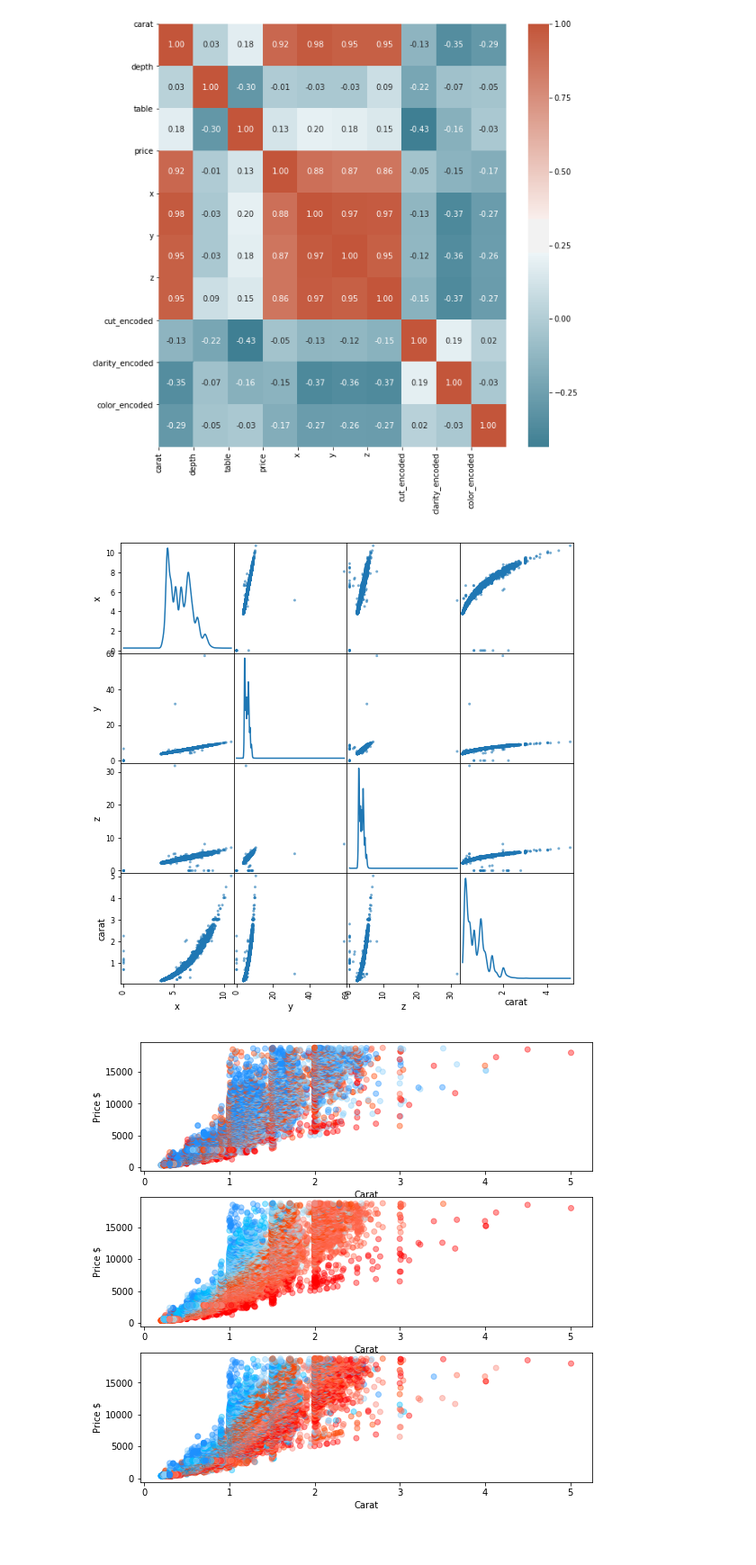
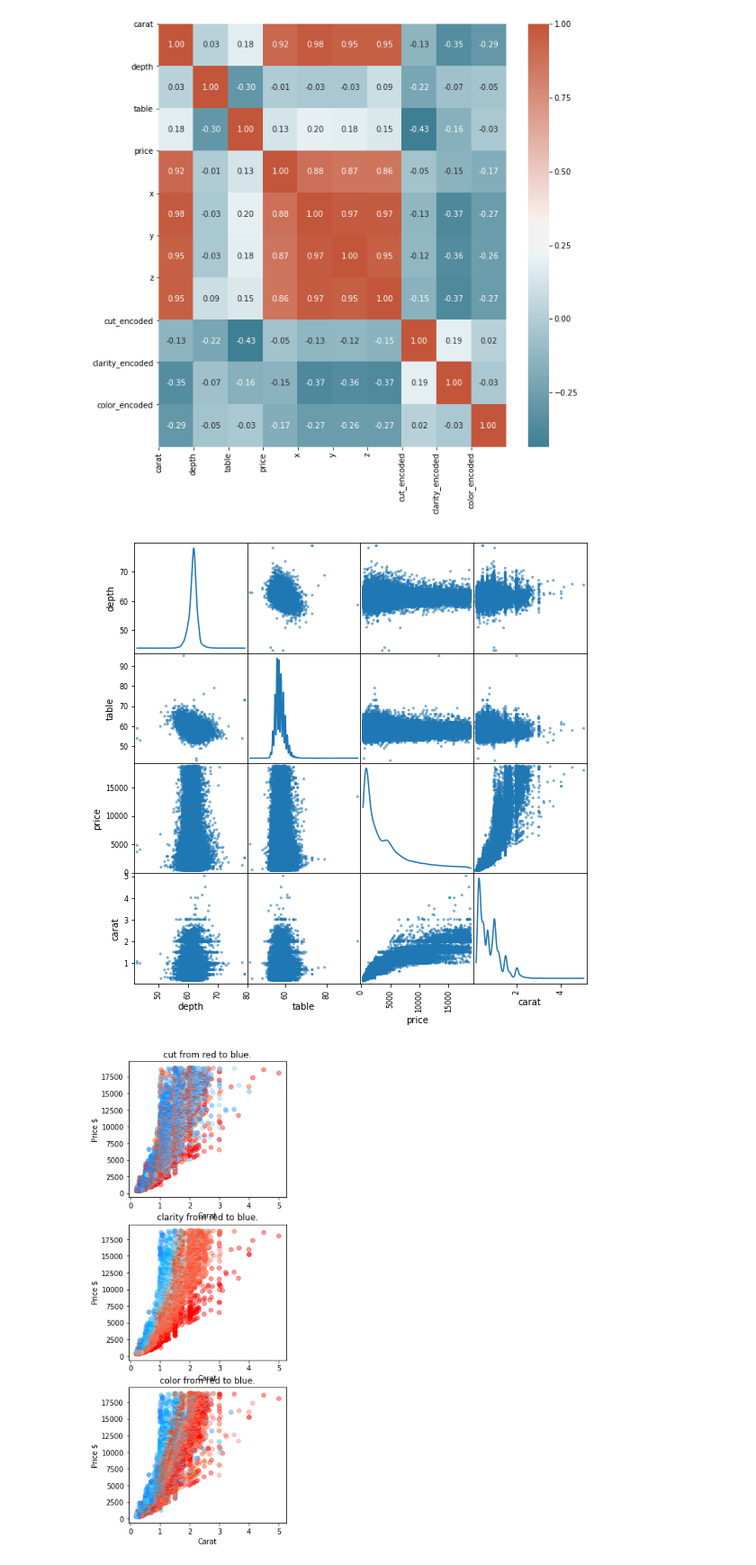
Before and after one commit to Choqs/Diamond-Price-Predictions, a Jupyter notebook: src/diamond-price-predictions.ipynb, the cells around one changed output. Shown at 90% size. Drawn from its saved outputs; the diff is of its cells as text; code cells hidden in the pictures; blank space fills up the shorter version.

```diff
--- a/src/diamond-price-predictions.ipynb
+++ b/src/diamond-price-predictions.ipynb
@@ -56,3 +60,10 @@ df['clarity_encoded'] = df.clarity.apply(lambda clarity: clarity_encoder[clarity
 df['color_encoded'] = df.color.apply(lambda color: color_encoder[color])
 # %% [markdown]
 ## Analyzing the data
+# %%
+axis = ['clarity', 'color', 'cut']
+plt.figure(figsize=(15, 15))
+for i in range(3):
+    plt.subplot(2, 2, i + 1)
+    sns.countplot(x=axis[i], data=df, palette="Set3")
+plt.show()
@@ -58,0 +72,8 @@ df['color_encoded'] = df.color.apply(lambda color: color_encoder[color])
+# %%
+axis = ['carat', 'depth', 'table', 'x', 'y', 'z', 'price']
+plt.figure(figsize=(15, 30))
+for i in range(7):
+    plt.subplot(4, 2, i + 1)
+    sns.distplot(df[axis[i]])
+    plt.title(axis[i])
+plt.show()
@@ -69,24 +100,25 @@ heatMap(df)
 # %% [output]
 [figure]
 # %%
-scatter_matrix(df[['x', 'y', 'z', 'carat']], alpha=0.6, diagonal= 'kde', figsize=(9, 9))
+scatter_matrix(df[['depth', 'table', 'price', 'carat']], alpha=0.6, diagonal= 'kde', figsize=(9, 9))
 plt.show()
 # %% [output]
-[figure, old version]
+[figure, new version]
 # %%
-plt.figure(figsize=(9, 9))
+plt.figure(figsize=(4, 12))
 colors_map = ['red', 'tomato', 'salmon', 'orangered', 'lightblue', 'lightskyblue', 'deepskyblue', 'dodgerblue', 'blue']
 cut_labels = ['Fair', 'Good', 'Very Good', 'Premium', 'Ideal']
 clarity_labels = ['I1', 'SI2', 'SI1', 'VS2', 'VS1', 'VVS2', 'VVS1', 'IF']
 color_labels = ['J', 'I', 'H', 'G', 'F', 'E', 'D']
 color_names = ['cut', 'clarity', 'color']
 labels = [cut_labels, clarity_labels, color_labels]
 for i in range(3):
     plt.subplot(3, 1, i + 1)
     colors = df[color_names[i]].apply(lambda x: colors_map[int(labels[i].index(x) / len(labels[i]) * len(colors_map))])
     plt.scatter(df.carat, df.price, alpha=0.4, c=colors)
     plt.xlabel("Carat")
     plt.ylabel("Price $")
+    plt.title('{} from red to blue.'.format(color_names[i]))
 plt.show()
 # %% [output]
-[figure, old version]
+[figure, new version]
```
Also changed, not shown: parts of 20 cells of this notebook, 3 other files.
